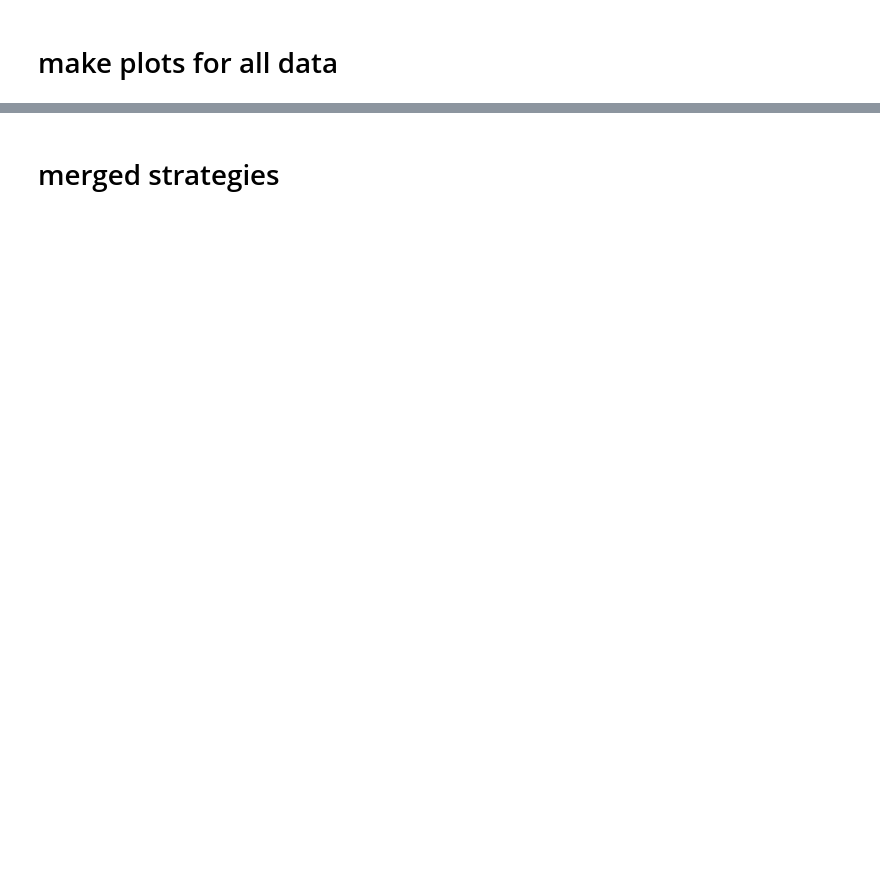
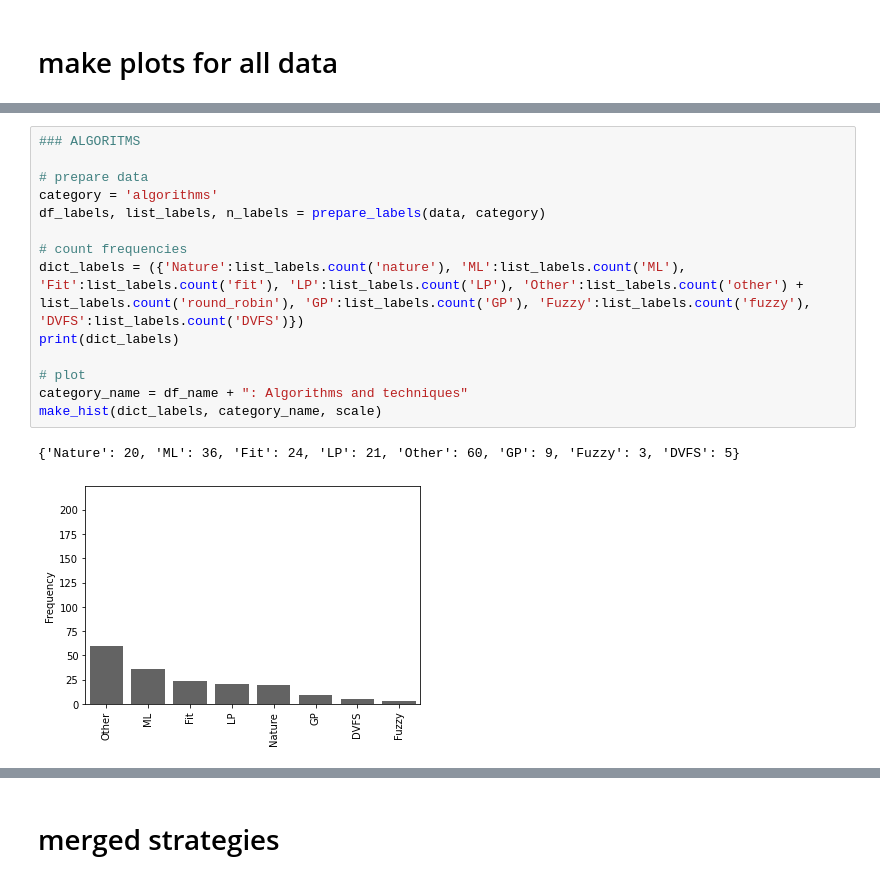
Before and after one commit to so-vos/SLR, a Jupyter notebook: Phase 3: Analysis & Visualization/dataviz.ipynb, the cells around one changed output, grey strips where cells are left out. Drawn from its saved outputs; the diff is of its cells as text; blank space fills up the shorter version.

```diff
--- a/Phase 3: Analysis & Visualization/dataviz.ipynb
+++ b/Phase 3: Analysis & Visualization/dataviz.ipynb
@@ -178,0 +101,17 @@ plot_all(data, "All data")
+# %%
+### ALGORITMS
+
+# prepare data
+category = 'algorithms'
+df_labels, list_labels, n_labels = prepare_labels(data, category)
+
+# count frequencies
+dict_labels = ({'Nature':list_labels.count('nature'), 'ML':list_labels.count('ML'), 'Fit':list_labels.count('fit'), 'LP':list_labels.count('LP'), 'Other':list_labels.count('other') + list_labels.count('round_robin'), 'GP':list_labels.count('GP'), 'Fuzzy':list_labels.count('fuzzy'), 'DVFS':list_labels.count('DVFS')})
+print(dict_labels)
+
+# plot
+category_name = df_name + ": Algorithms and techniques"
+make_hist(dict_labels, category_name, scale)
+# %% [output]
+{'Nature': 20, 'ML': 36, 'Fit': 24, 'LP': 21, 'Other': 60, 'GP': 9, 'Fuzzy': 3, 'DVFS': 5}
+[figure, added]
```
Also changed, not shown: parts of 69 cells of this notebook.
